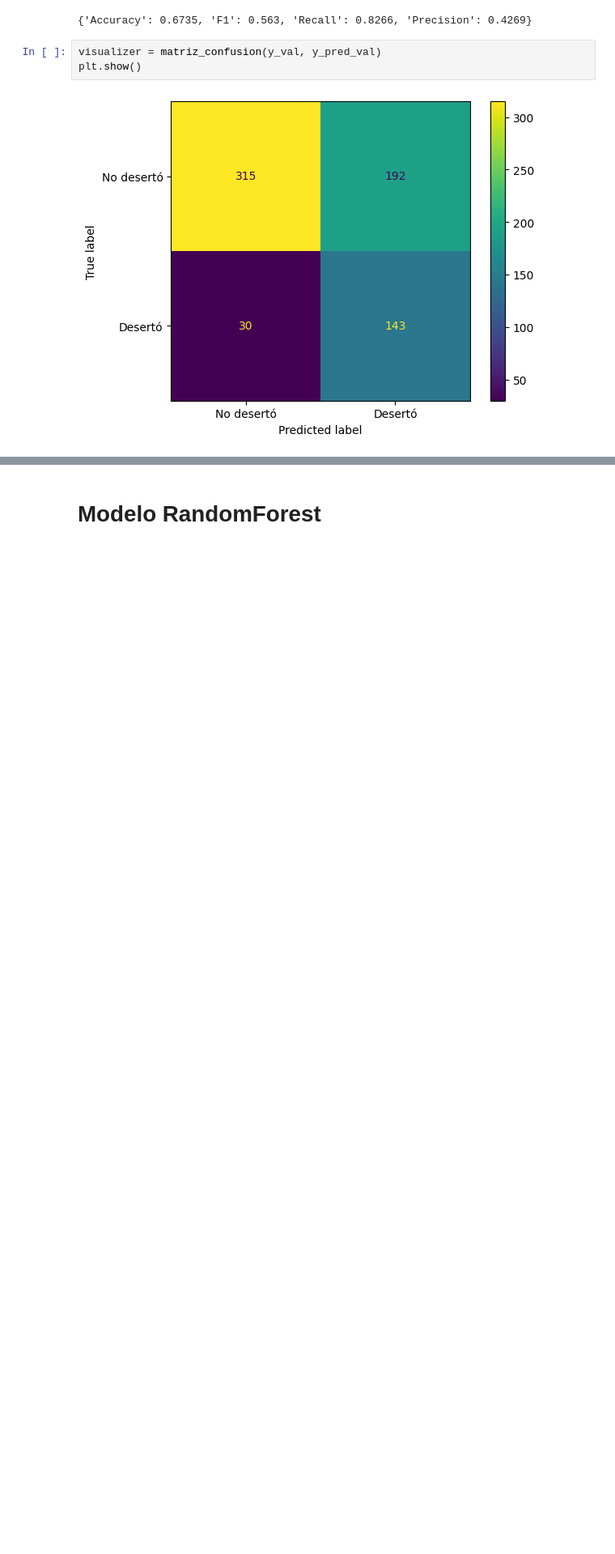
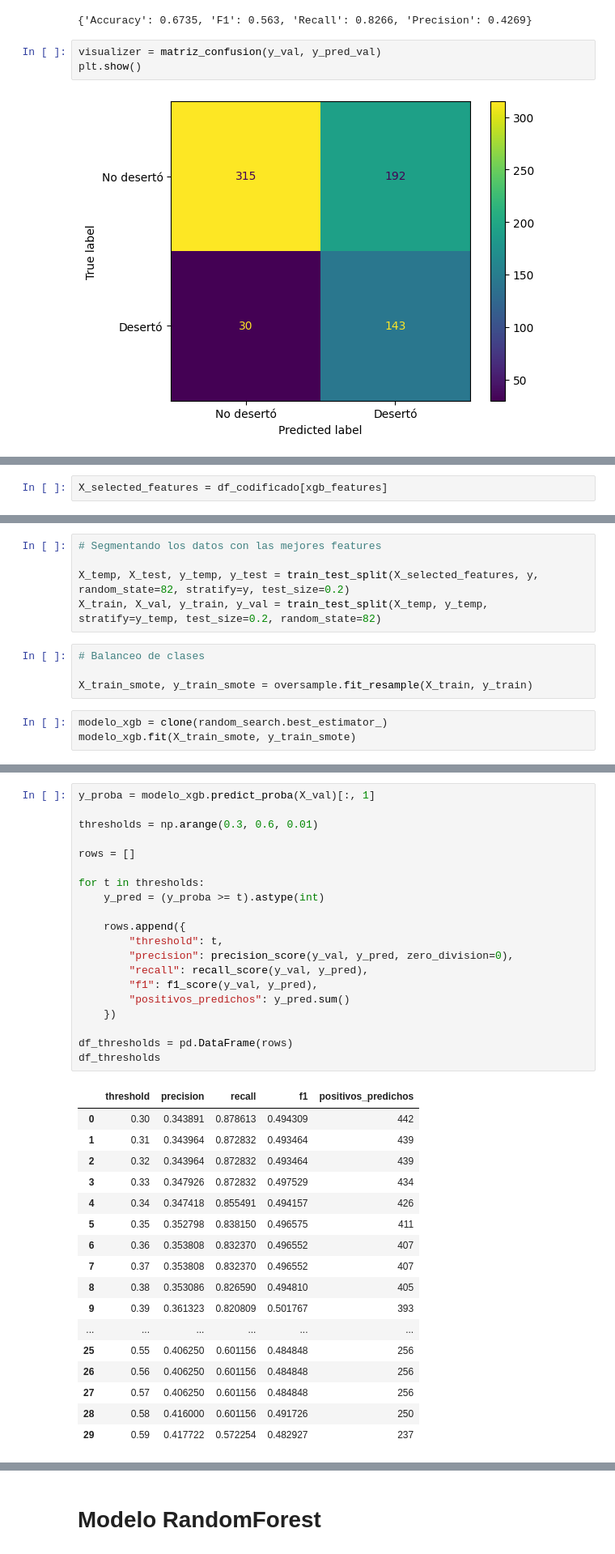
Before and after one commit to GuilleLondero/churn_insight_hackathon, a Jupyter notebook: data_science/notebooks/optimizacion_modelos.ipynb, the cells around one changed output, grey strips where cells are left out. Shown at 81% size. Cells and saved outputs as stored; diff of their text form; blank space fills up the shorter version.

Commit message:
Feature selection, Modelo XGB

```diff
--- a/data_science/notebooks/optimizacion_modelos.ipynb
+++ b/data_science/notebooks/optimizacion_modelos.ipynb
@@ -1148,0 +1236,2 @@ plt.show()
+# %%
+X_selected_features = df_codificado[xgb_features]
@@ -1148,0 +1245,12 @@ plt.show()
+# %%
+# Segmentando los datos con las mejores features
+
+X_temp, X_test, y_temp, y_test = train_test_split(X_selected_features, y, random_state=82, stratify=y, test_size=0.2)
+X_train, X_val, y_train, y_val = train_test_split(X_temp, y_temp, stratify=y_temp, test_size=0.2, random_state=82)
+# %%
+# Balanceo de clases
+
+X_train_smote, y_train_smote = oversample.fit_resample(X_train, y_train)
+# %%
+modelo_xgb = clone(random_search.best_estimator_)
+modelo_xgb.fit(X_train_smote, y_train_smote)
@@ -1148,0 +1270,38 @@ plt.show()
+# %%
+y_proba = modelo_xgb.predict_proba(X_val)[:, 1]
+
+thresholds = np.arange(0.3, 0.6, 0.01)
+
+rows = []
+
+for t in thresholds:
+    y_pred = (y_proba >= t).astype(int)
+
+    rows.append({
+        "threshold": t,
+        "precision": precision_score(y_val, y_pred, zero_division=0),
+        "recall": recall_score(y_val, y_pred),
+        "f1": f1_score(y_val, y_pred),
+        "positivos_predichos": y_pred.sum()
+    })
+
+df_thresholds = pd.DataFrame(rows)
+df_thresholds
+# %% [output]
+|  | threshold | precision | recall | f1 | positivos_predichos |
+| 0 | 0.30 | 0.343891 | 0.878613 | 0.494309 | 442 |
+| 1 | 0.31 | 0.343964 | 0.872832 | 0.493464 | 439 |
+| 2 | 0.32 | 0.343964 | 0.872832 | 0.493464 | 439 |
+| 3 | 0.33 | 0.347926 | 0.872832 | 0.497529 | 434 |
+| 4 | 0.34 | 0.347418 | 0.855491 | 0.494157 | 426 |
+| 5 | 0.35 | 0.352798 | 0.838150 | 0.496575 | 411 |
+| 6 | 0.36 | 0.353808 | 0.832370 | 0.496552 | 407 |
+| 7 | 0.37 | 0.353808 | 0.832370 | 0.496552 | 407 |
+| 8 | 0.38 | 0.353086 | 0.826590 | 0.494810 | 405 |
+| 9 | 0.39 | 0.361323 | 0.820809 | 0.501767 | 393 |
+| ... | ... | ... | ... | ... | ... |
+| 25 | 0.55 | 0.406250 | 0.601156 | 0.484848 | 256 |
+| 26 | 0.56 | 0.406250 | 0.601156 | 0.484848 | 256 |
+| 27 | 0.57 | 0.406250 | 0.601156 | 0.484848 | 256 |
+| 28 | 0.58 | 0.416000 | 0.601156 | 0.491726 | 250 |
+| 29 | 0.59 | 0.417722 | 0.572254 | 0.482927 | 237 |
```
Also changed, not shown: parts of 20 cells of this notebook.
